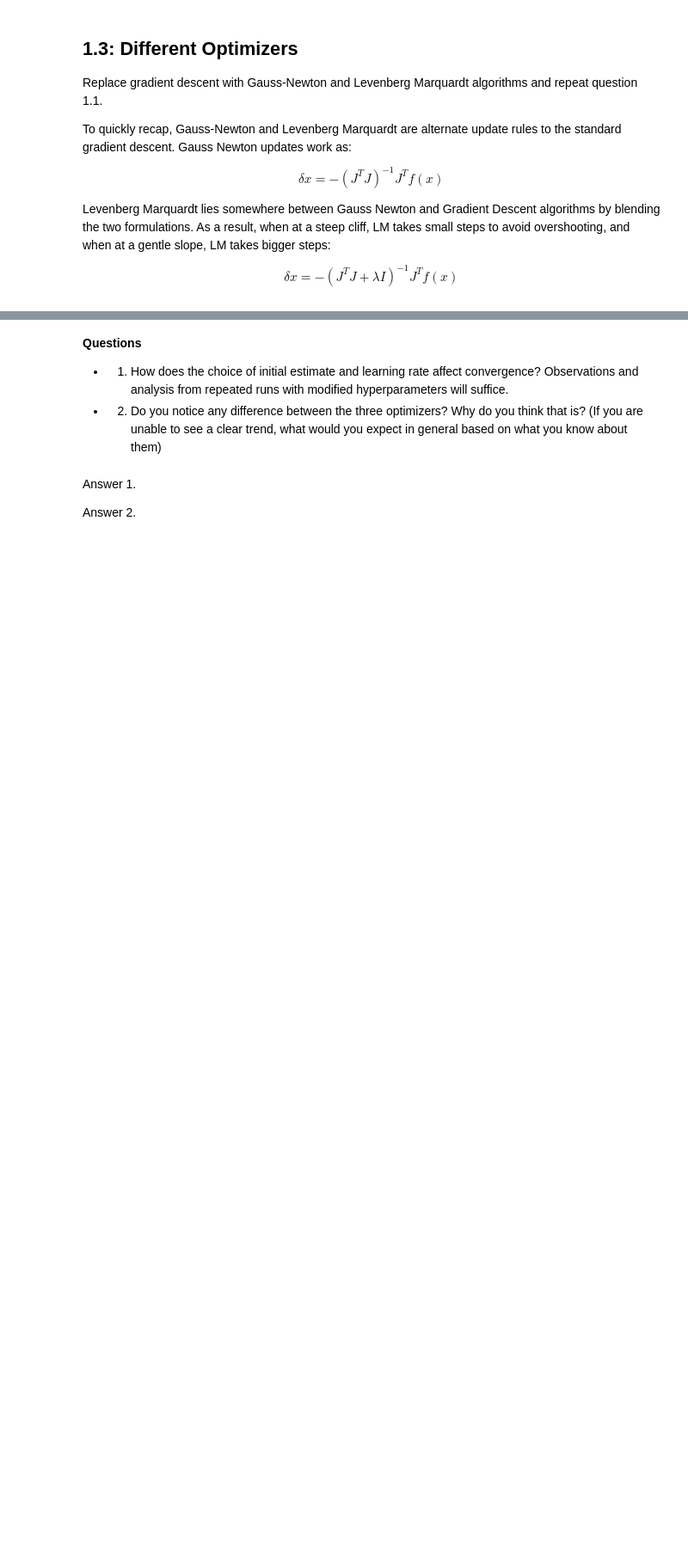
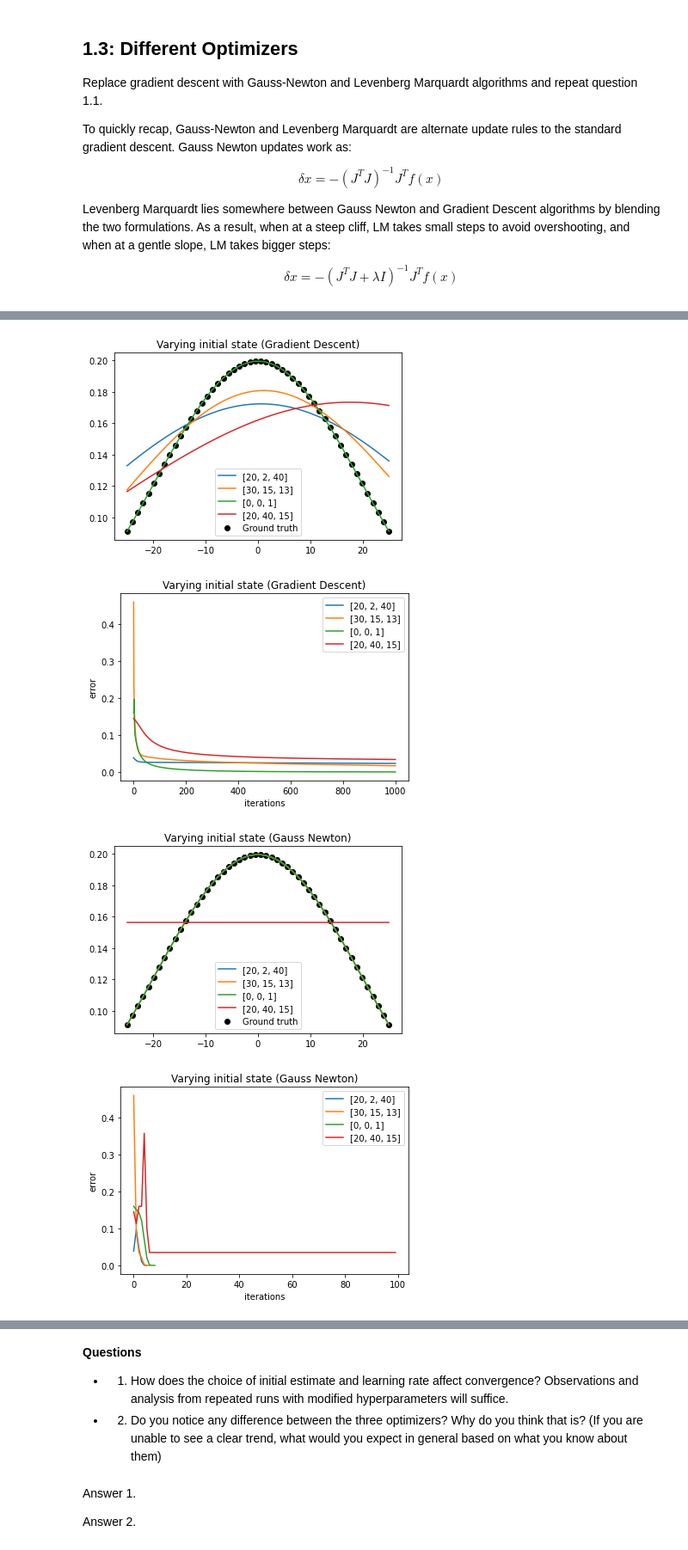
Before and after one commit to BhaskarJoshi-01/Mobile-Robotics---Monsoon-2021, a Jupyter notebook: Assignment-3/Assignment-3.ipynb, the cells around one changed output, grey strips where cells are left out. Shown at 86% size. Saved outputs shown, nothing was run; the diff lists cells and outputs as text; code cells hidden in the pictures; blank space fills up the shorter version.

```diff
--- a/Assignment-3/Assignment-3.ipynb
+++ b/Assignment-3/Assignment-3.ipynb
@@ -529,0 +507,42 @@ Varying tolerance, learning rate=  1 , max_iterations=  1000
+# %%
+def vary_init(fn, init_list, name):
+    plt.clf()
+    plt.title(f"Varying initial state ({name})")
+    plt.scatter(x_obs, y_obs, color='black', label="Ground truth")
+    legnd = []
+    errors = []
+
+    for init in init_list:
+        W, Rs = fn(x_obs, y_obs, init[0], init[1], init[2])
+        plt.plot( x_obs, make_gaussian(x_obs, W[0], W[1], W[2]), label=str(init))
+        legnd.append(str(init))
+        errors.append(Rs)
+
+    plt.legend()
+    plt.show()
+    plt.clf()
+    plt.clf()
+    for err in errors:
+        plt.plot(err)
+
+    plt.xlabel("iterations")
+    plt.ylabel("error")
+    plt.title(f"Varying initial state ({name})")
+    plt.legend(legnd)
+    plt.show()
+# %%
+varies = [
+    [20, 2, 40],
+    [30, 15, 13],
+    [0, 0, 1],
+    [20, 40, 15]
+]
+
+vary_init(gradient_descent, varies,"Gradient Descent")
+vary_init(gauss_newton, varies, "Gauss Newton")
+vary_init(LM, varies, "LM")
+# %% [output]
+[figure, added]
+[figure, added]
+[figure, added]
+[figure, added]
```
Also changed, not shown: parts of 12 cells of this notebook, 1 other file.
